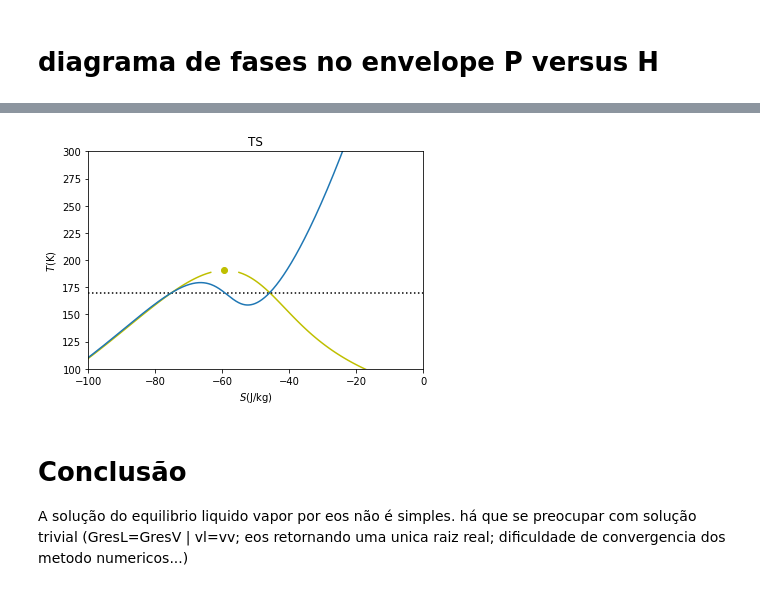
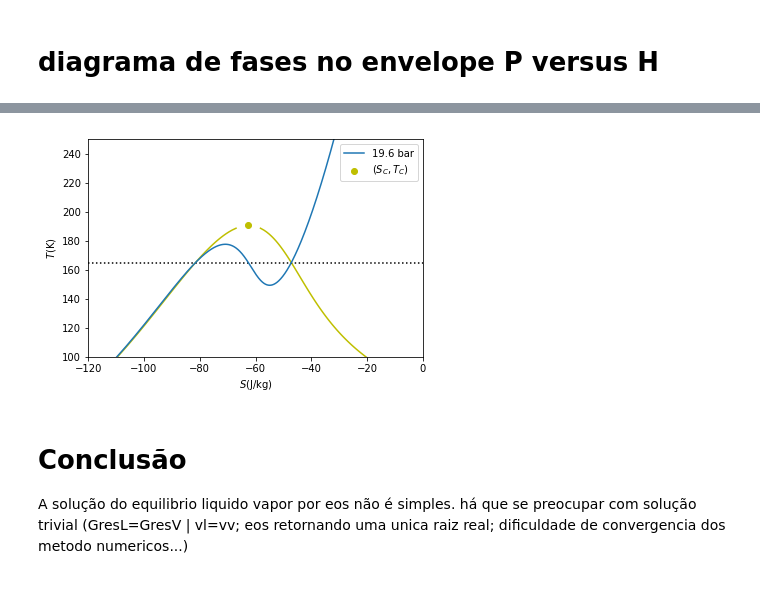
Before and after one commit to iurisegtovich/EQE359_Termodinamica_I, a Jupyter notebook: material_didatico/3_5_equacao_de_estado_cubica/aula_eos_puro_psat_SIMPLIFICADA.ipynb, the cells around one changed output, grey strips where cells are left out. Saved outputs shown, nothing was run; the diff lists cells and outputs as text; code cells hidden in the pictures.

```diff
--- a/material_didatico/3_5_equacao_de_estado_cubica/aula_eos_puro_psat_SIMPLIFICADA.ipynb
+++ b/material_didatico/3_5_equacao_de_estado_cubica/aula_eos_puro_psat_SIMPLIFICADA.ipynb
@@ -332,8 +332,8 @@ def func_Plimits(T):
 
 
         #calcular a pressão correspondente a cada raiz de volume selecionada
-        Psupi = func_P_soave(T=T,Vm=Vsupi)
-        Pinfi = func_P_soave(T=T,Vm=Vinfi)
+        Psupi = func_P_cubic(T=T,Vm=Vsupi)
+        Pinfi = func_P_cubic(T=T,Vm=Vinfi)
 
     elif nVphysical==0:
         #não achamos faixa de busca
@@ -661,7 +659,7 @@ seq_P=np.zeros(nV)
 seq_H=np.zeros(nV)
 Z=np.zeros(nV)
 for i in range(nV):
-    seq_P[i]= func_P_soave(Ttest,seq_V[i])
+    seq_P[i]= func_P_cubic(Ttest,seq_V[i])
     Z[i]=(seq_P[i]*seq_V[i])/(R*Ttest)
     seq_H[i]=func_Hreal(T=Ttest,P=seq_P[i],Z=Z[i])
 # %%
@@ -713,7 +710,7 @@ def func_Sreal(T,P,Z):
 from scipy.optimize import fsolve
 
 
-def func_T_Soave(P,Vm):
+def func_T_cubic(P,Vm):
     from scipy.optimize import fsolve
 
     def T_guess(P,Vm):
@@ -721,15 +718,15 @@ def func_T_Soave(P,Vm):
         return (P + a/(Vm**2 + u*b*Vm + w*b**2) )*(Vm-b)/R
 
     def RES(T):
-        return P-func_P_soave(T=T,Vm=Vm)
+        return P-func_P_cubic(T=T,Vm=Vm)
 
     T=fsolve(func=RES,x0=T_guess(P=P,Vm=max(Vm,b*1.01)))[0]
 
     return T
 
 Vmtest=5e-5
-Ptest=func_P_soave(T=230,Vm=Vmtest)
+Ptest=func_P_cubic(T=230,Vm=Vmtest)
 print(Ptest)
-print( func_T_Soave(P=Ptest,Vm=Vmtest) )
+print( func_T_cubic(P=Ptest,Vm=Vmtest) )
 # %% [output]
 42057993.35180766
@@ -757,7 +754,7 @@ seq_S=np.zeros(nV)
 Z=np.zeros(nV)
 
 for i in range(nV): #para cada volume terá um valor de T e um de S
-    seq_T[i]= func_T_Soave(P=Ptest,Vm=seq_V[i])
+    seq_T[i]= func_T_cubic(P=Ptest,Vm=seq_V[i])
     Z[i]=(Ptest*seq_V[i])/(R*seq_T[i])
     seq_S[i]=func_Sreal(T=seq_T[i],P=Ptest,Z=Z[i])
 # %%
@@ -765,18 +762,18 @@ Srealc=func_Sreal(T=Tc,P=Pc,Z=Pc*vc/(R*Tc))
 # %%
 plt.plot(SL_seq,seqT3, color='y')
 plt.plot(SV_seq,seqT3, color='y')
 plt.ylabel(r'$T (\mathrm{K})$')
 plt.xlabel(r'${S} (\mathrm{J/kg})$')
-plt.title('TS')
 plt.xlim(-120,0)
 plt.ylim(100,250)
-plt.scatter(Srealc,Tc, color='y')
+plt.scatter(Srealc,Tc, color='y',label=r'$(S_{C},T_{C})$')
 plt.axhline(Ttest,color='black',ls=':')
 #isobara
-plt.plot(seq_S,seq_T)
+plt.plot(seq_S,seq_T,label='{0:.1f}'.format(Ptest/1e5)+' bar')
+plt.legend()
 plt.show()
 # %% [output]
-[figure, old version]
+[figure, new version]
 # %% [markdown]
 # Conclusão
 
```
Also changed, not shown: parts of 18 cells of this notebook.
